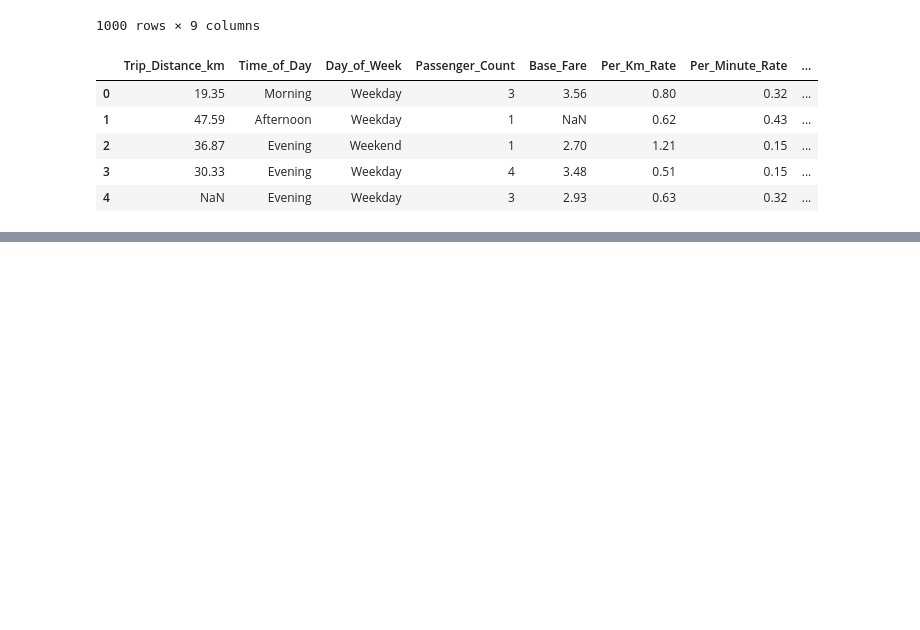
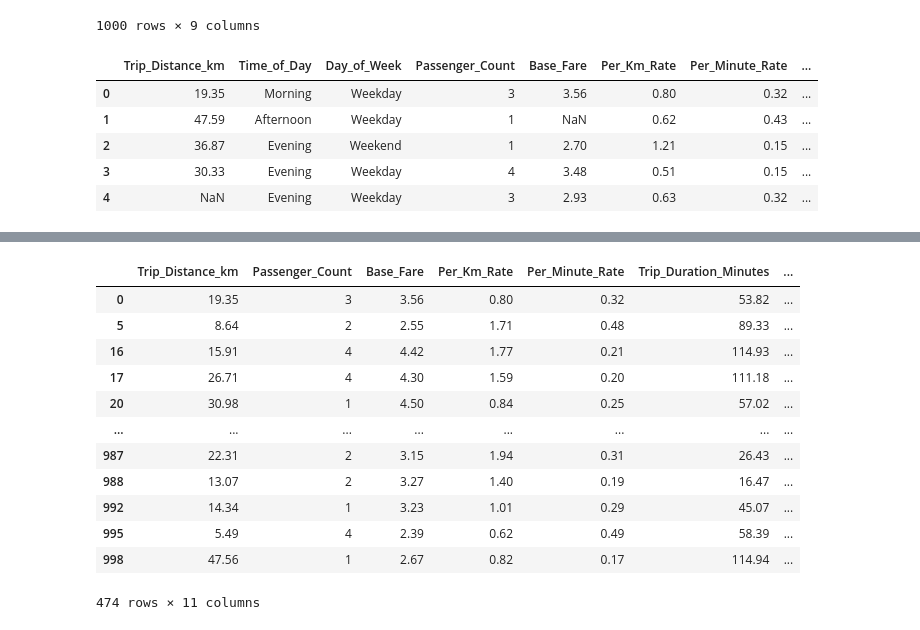
Before and after one commit to aliciagez/taxi_prediction_fullstack_alicia, a Jupyter notebook: src/taxipred/model_development/cleaning_random_forest.ipynb, the cells around one changed output, grey strips where cells are left out. Saved outputs shown, nothing was run; the diff lists cells and outputs as text; code cells hidden in the pictures; blank space fills up the shorter version.

```diff
--- a/src/taxipred/model_development/cleaning_random_forest.ipynb
+++ b/src/taxipred/model_development/cleaning_random_forest.ipynb
@@ -60,0 +97,31 @@ df_drop.head(5)
+# %%
+columns = ["Trip_Distance_km", "Passenger_Count", "Base_Fare", "Per_Km_Rate",
+           "Per_Minute_Rate", "Trip_Duration_Minutes", "Trip_Price", "Day_of_Week_Weekend",
+                "Time_of_Day_Evening", "Time_of_Day_Morning", "Time_of_Day_Night"]
+
+for col in columns:
+        Q1 = df_clean[col].quantile(0.25)
+        Q3 = df_clean[col].quantile(0.75)
+        IQR = Q3 - Q1
+
+        lower_bound = Q1 - 1.5 * IQR
+        upper_bound = Q3 + 1.5 * IQR
+
+
+        df_clean = df_clean[(df_clean[col] >= lower_bound) & (df_clean[col] <= upper_bound)]
+# %%
+df_clean
+# %% [output]
+|  | Trip_Distance_km | Passenger_Count | Base_Fare | Per_Km_Rate | Per_Minute_Rate | Trip_Duration_Minutes | ... |
+| 0 | 19.35 | 3 | 3.56 | 0.80 | 0.32 | 53.82 | ... |
+| 5 | 8.64 | 2 | 2.55 | 1.71 | 0.48 | 89.33 | ... |
+| 16 | 15.91 | 4 | 4.42 | 1.77 | 0.21 | 114.93 | ... |
+| 17 | 26.71 | 4 | 4.30 | 1.59 | 0.20 | 111.18 | ... |
+| 20 | 30.98 | 1 | 4.50 | 0.84 | 0.25 | 57.02 | ... |
+| ... | ... | ... | ... | ... | ... | ... | ... |
+| 987 | 22.31 | 2 | 3.15 | 1.94 | 0.31 | 26.43 | ... |
+| 988 | 13.07 | 2 | 3.27 | 1.40 | 0.19 | 16.47 | ... |
+| 992 | 14.34 | 1 | 3.23 | 1.01 | 0.29 | 45.07 | ... |
+| 995 | 5.49 | 4 | 2.39 | 0.62 | 0.49 | 58.39 | ... |
+| 998 | 47.56 | 1 | 2.67 | 0.82 | 0.17 | 114.94 | ... |
+474 rows × 11 columns
```
Also changed, not shown: parts of 5 cells of this notebook, 3 other files.
